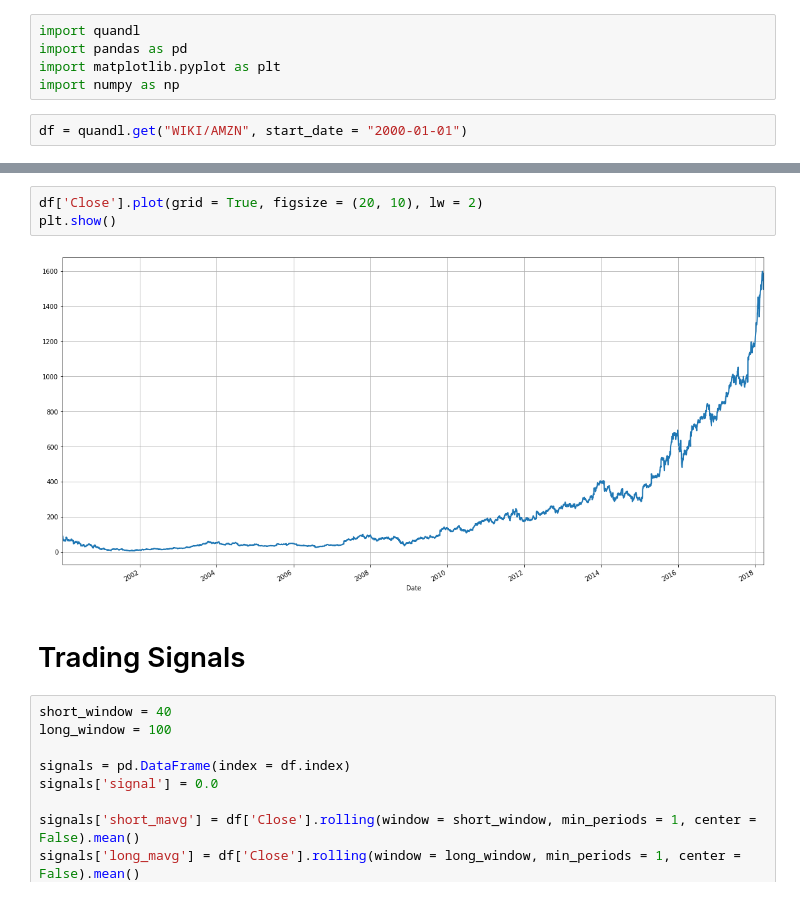
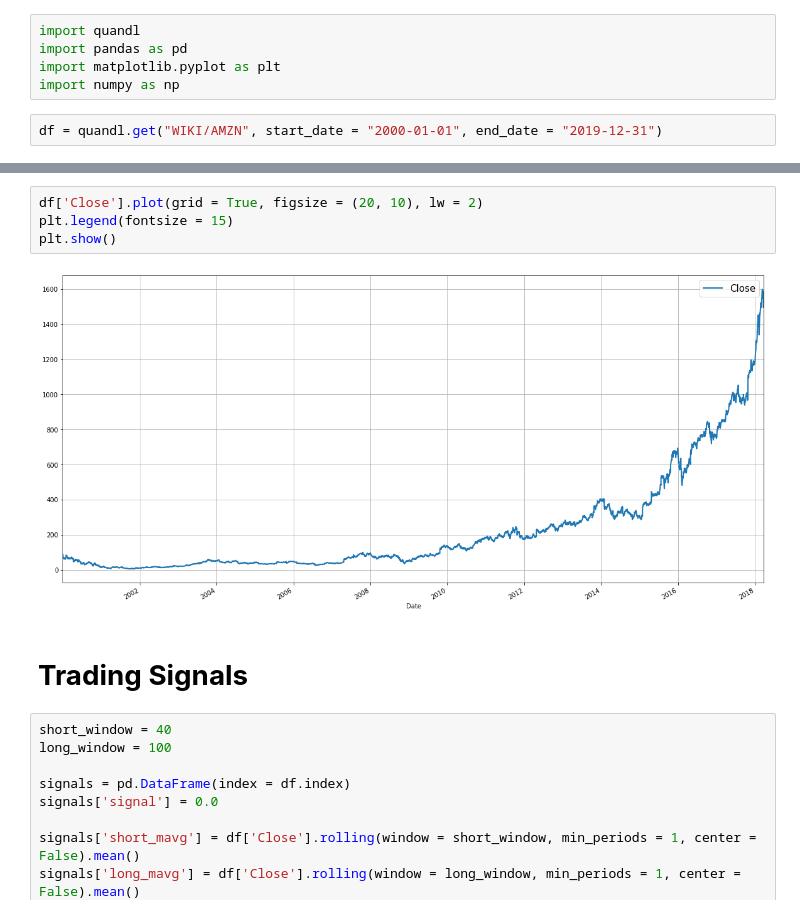
Before and after one commit to andrewcole33/moving_avg_trading, a Jupyter notebook: full_ma.ipynb, the cells around one changed output, grey strips where cells are left out. Cells and saved outputs as stored; diff of their text form.

```diff
--- a/full_ma.ipynb
+++ b/full_ma.ipynb
@@ -4,7 +4,7 @@ import pandas as pd
 import matplotlib.pyplot as plt
 import numpy as np
 # %%
-df = quandl.get("WIKI/AMZN", start_date = "2000-01-01")
+df = quandl.get("WIKI/AMZN", start_date = "2000-01-01", end_date = "2019-12-31")
 # %%
 df.tail()
 # %% [output]
@@ -17,11 +17,12 @@ df.tail()
 | 2018-03-27 | 1572.40 | 1575.96 | 1482.32 | 1497.05 | 6793279.0 | 0.0 | 1.0 | 1572.40 | 1575.96 | 1482.32 | ... |
 # %%
 df['Close'].plot(grid = True, figsize = (20, 10), lw = 2)
+plt.legend(fontsize = 15)
 plt.show()
 # %% [output]
-[figure, old version]
+[figure, new version]
 # %% [markdown]
-# Trading Signals
+# **Trading Signals**
 # %%
 short_window = 40
 long_window = 100
```
Also changed, not shown: parts of 3 cells of this notebook.
